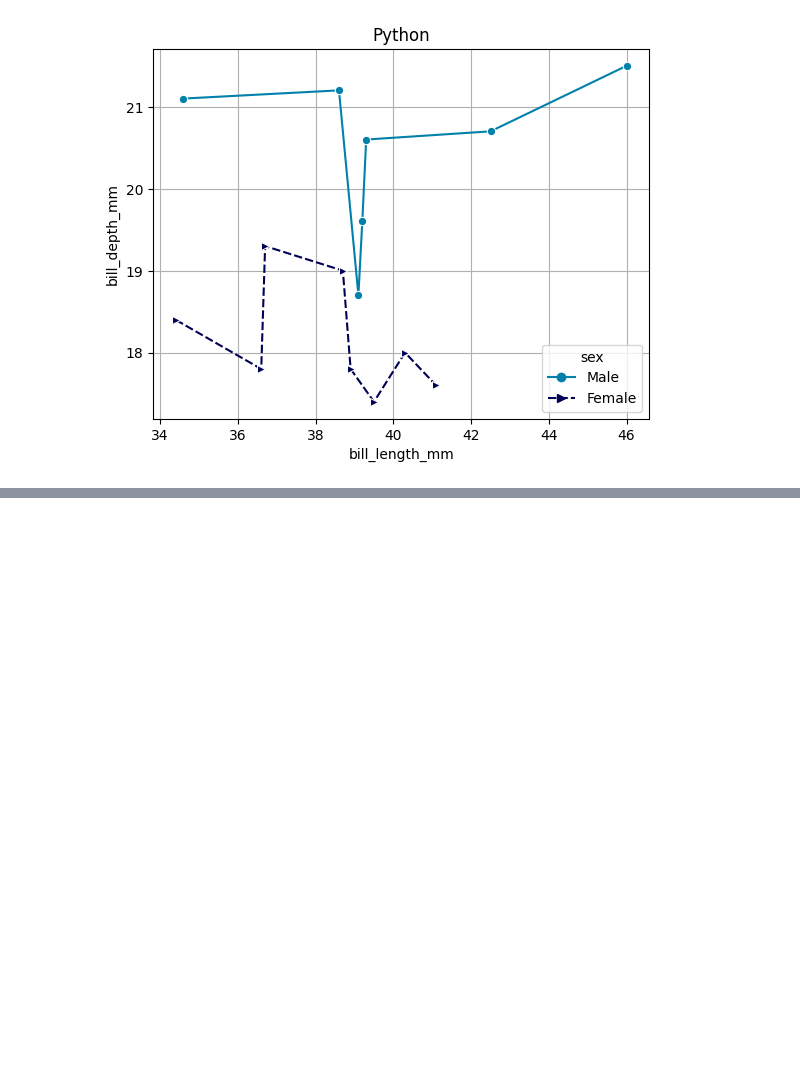
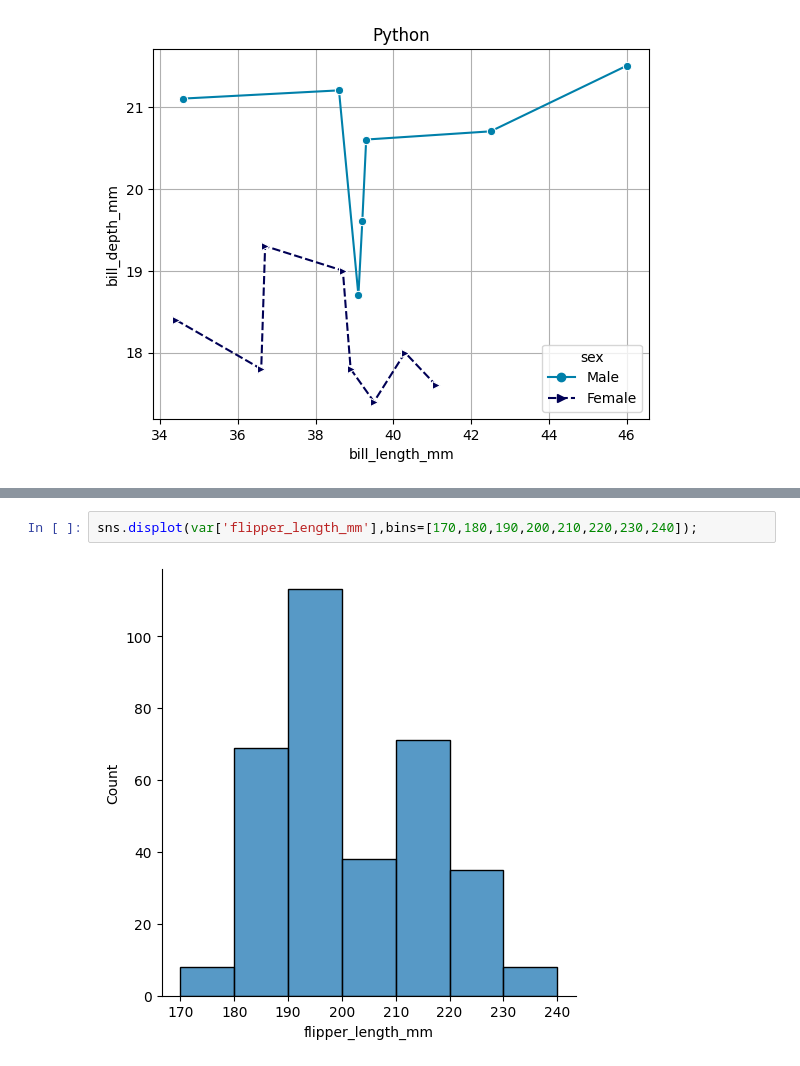
Before and after one commit to TusharPatwal/Python-, a Jupyter notebook: Python-2/Data Analysis with Python/Seaborn.ipynb, the cells around one changed output, grey strips where cells are left out. Drawn from its saved outputs; the diff is of its cells as text; blank space fills up the shorter version.

```diff
--- a/Python-2/Data Analysis with Python/Seaborn.ipynb
+++ b/Python-2/Data Analysis with Python/Seaborn.ipynb
@@ -72,0 +99,4 @@ plt.show()
+# %%
+sns.displot(var['flipper_length_mm'],bins=[170,180,190,200,210,220,230,240]);
+# %% [output]
+[figure, added]
```
Also changed, not shown: parts of 23 cells of this notebook.
